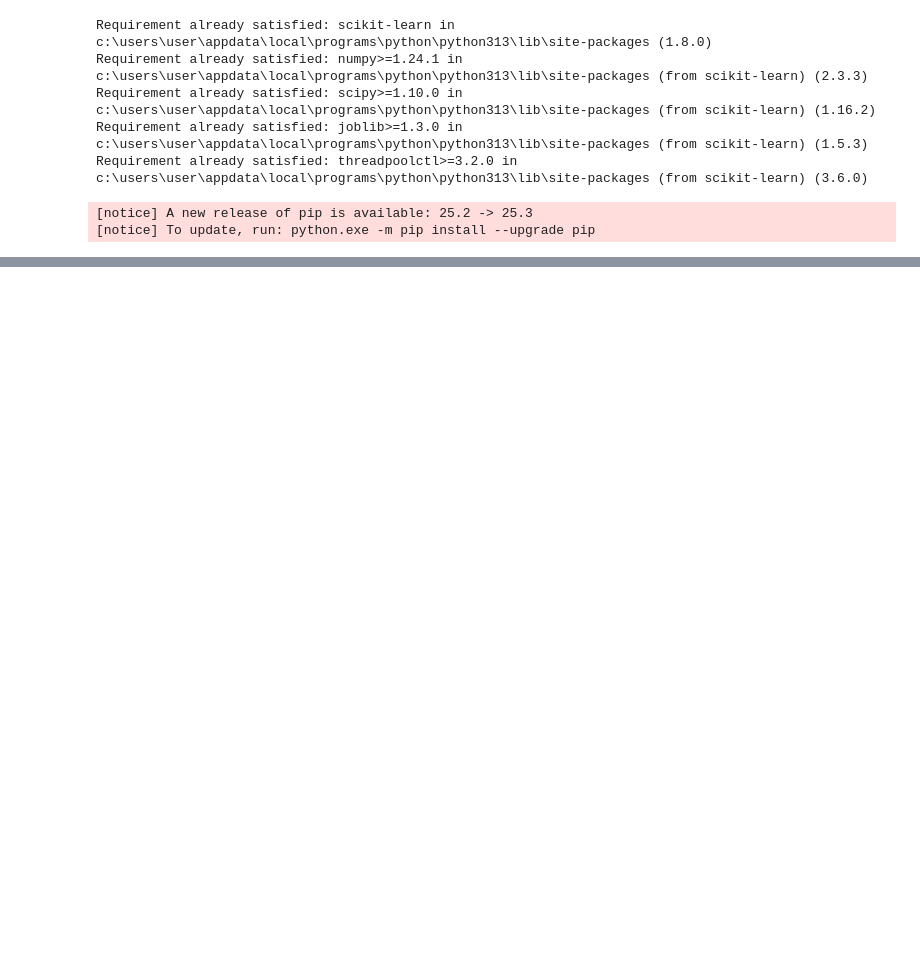
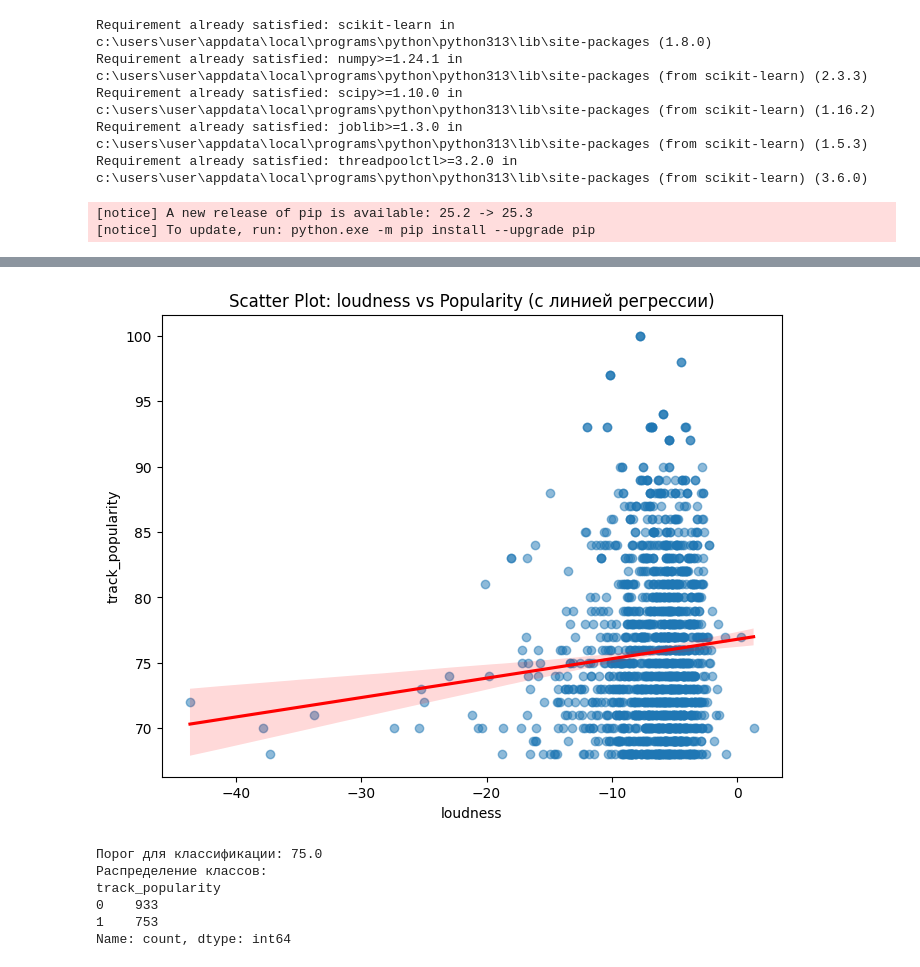
Before and after one commit to CthulhuCCoder/ML_session, a Jupyter notebook: SESSION BEL+MUB.ipynb, the cells around one changed output, grey strips where cells are left out. Cells and saved outputs as stored; diff of their text form; code cells hidden in the pictures; blank space fills up the shorter version.

```diff
--- a/SESSION BEL+MUB.ipynb
+++ b/SESSION BEL+MUB.ipynb
@@ -105,43 +126,70 @@ class LinearRegressionManual:
+# %%
+# --- Визуализация: Линия регрессии с доверительным интервалом (для 1 признака) ---
+# Для визуализации 2D графика выберем самый коррелирующий признак
+feature_to_plot = 'loudness'
+feat_idx = features.index(feature_to_plot)
+
+plt.figure(figsize=(8, 6))
+# Используем seaborn для автоматического построения линии с доверительным интервалом (CI)
+sns.regplot(x=data[feature_to_plot], y=data[target_reg], scatter_kws={'alpha':0.5}, line_kws={'color':'red'})
+plt.title(f'Scatter Plot: {feature_to_plot} vs Popularity (с линией регрессии)')
+plt.show()
+# %% [output]
+[figure, added]
 # %%
-class LogisticRegressionManual:
-    def __init__(self, learning_rate=0.01, n_iterations=1000):
-        self.lr = learning_rate
-        self.n_iterations = n_iterations
+# 3. КЛАССИФИКАЦИЯ (Логистическая регрессия vs Random Forest)
+# Создаем бинарную цель (Высокая популярность > медианы)
+median_pop = data[target_reg].median()
+y_class = (data[target_reg] > median_pop).astype(int)
+print(f"Порог для классификации: {median_pop}")
+print(f"Распределение классов:\n{y_class.value_counts()}")
+
+X_train_c, X_test_c, y_train_c, y_test_c = train_test_split(X_scaled, y_class, test_size=0.2, random_state=42)
+
+# --- Логистическая Регрессия (С НУЛЯ) ---
+class LogisticRegressionSGD:
+    def __init__(self, lr=0.01, epochs=1000):
+        self.lr = lr
+        self.epochs = epochs
         self.weights = None
         self.bias = None
         self.loss_history = []
 
-    def _sigmoid(self, z):
+    def sigmoid(self, z):
         return 1 / (1 + np.exp(-z))
 
     def fit(self, X, y):
         n_samples, n_features = X.shape
         self.weights = np.zeros(n_features)
         self.bias = 0
-        self.loss_history = []
 
-        for _ in range(self.n_iterations):
-            # 1. Линейная часть и сигмоида
+        for _ in range(self.epochs):
             linear_model = np.dot(X, self.weights) + self.bias
-            y_predicted = self._sigmoid(linear_model)
+            y_pred = self.sigmoid(linear_model)
 
-            # 2. Градиенты
-            # Производная функции потерь LogLoss по весам
-            dw = (1 / n_samples) * np.dot(X.T, (y_predicted - y))
-            db = (1 / n_samples) * np.sum(y_predicted - y)
+            # Log Loss (с защитой от log(0))
+            epsilon = 1e-15
+            y_pred_clipped = np.clip(y_pred, epsilon, 1 - epsilon)
+            loss = -np.mean(y * np.log(y_pred_clipped) + (1 - y) * np.log(1 - y_pred_clipped))
+            self.loss_history.append(loss)
 
-            # 3. Обновление весов
+            # Градиенты
+            dw = (1 / n_samples) * np.dot(X.T, (y_pred - y))
+            db = (1 / n_samples) * np.sum(y_pred - y)
+
             self.weights -= self.lr * dw
             self.bias -= self.lr * db
 
-            # 4. Функция потерь (Log Loss / Cross Entropy)
-            # clip нужен, чтобы избежать log(0)
-            y_pred_clipped = np.clip(y_predicted, 1e-15, 1 - 1e-15)
-            loss = -np.mean(y * np.log(y_pred_clipped) + (1 - y) * np.log(1 - y_pred_clipped))
-            self.loss_history.append(loss)
+    def predict_proba(self, X):
+        linear_model = np.dot(X, self.weights) + self.bias
+        return self.sigmoid(linear_model)
 
-    def predict(self, X):
-        linear_model = np.dot(X, self.weights) + self.bias
-        y_predicted = self._sigmoid(linear_model)
-        # Если вероятность > 0.5, то класс 1, иначе 0
-        return [1 if i > 0.5 else 0 for i in y_predicted]
+    def predict(self, X, threshold=0.5):
+        return (self.predict_proba(X) >= threshold).astype(int)
+# %% [output]
+Порог для классификации: 75.0
+Распределение классов:
+track_popularity
+0    933
+1    753
+Name: count, dtype: int64
```
Also changed, not shown: parts of 21 cells of this notebook.
